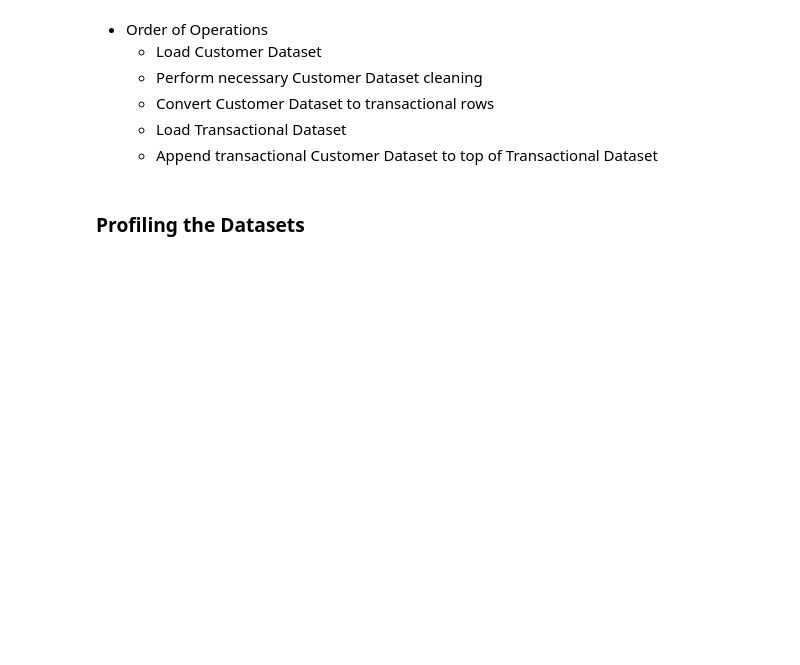
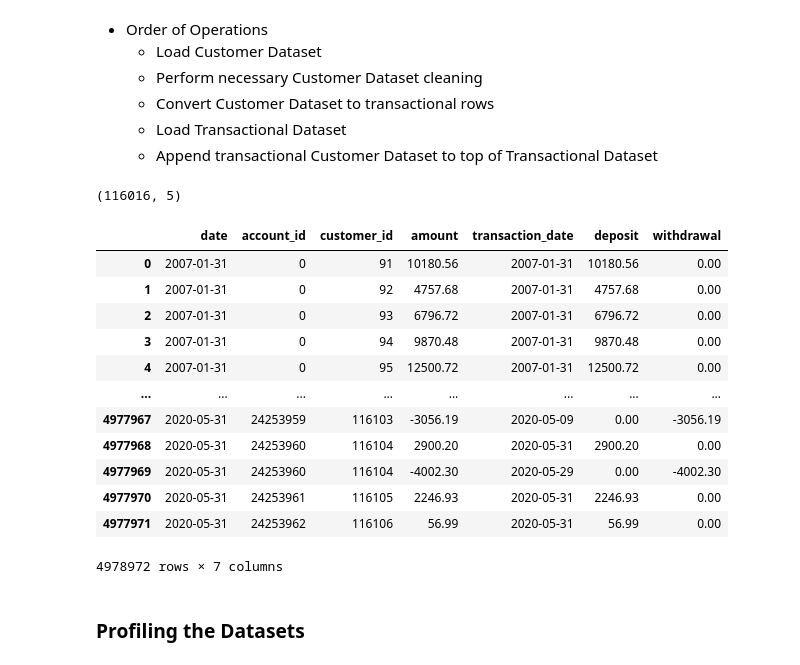
Before and after one commit to gegaddis/bank-churn, a Jupyter notebook: scratch.ipynb, the cells around one changed output. Saved outputs shown, nothing was run; the diff lists cells and outputs as text; code cells hidden in the pictures; blank space fills up the shorter version.

```diff
--- a/scratch.ipynb
+++ b/scratch.ipynb
@@ -19,23 +19,41 @@ import copy
 # %%
 # Load customer dataset
 c_df_original = pd.read_csv(r"C:\bank-churn-data\customers_tm1_e.csv")
 c_df = c_df_original[:1000]
 c_array = c_df.to_numpy()
 
 # Convert customer data to transactional rows
 c_to_t = pd.DataFrame()
 c_to_t['date'] = c_df['creation_date']
 c_to_t['account_id'] = 0
 c_to_t['customer_id'] = c_df['customer_id']
 c_to_t['amount'] = c_df['start_balance']
 c_to_t['transaction_date'] = c_df['creation_date']
-c_to_t['deposit'] = c_df['start_balance']
+c_to_t['deposit'] = c_df['start_balance'].apply(lambda x: 0 if pd.isna(x) else x)
 c_to_t['withdrawal'] = 0
+print(c_df_original.shape)
 
 # Load transactional dataset
 t_df_original = pd.read_csv(r"C:\bank-churn-data\transactions_tm1_e.csv")
+t_df_original = pd.concat([c_to_t, t_df_original])
 t_df = t_df_original.iloc[:1000]
 t_array = t_df.to_numpy()
+display(t_df_original)
+# %% [output]
+(116016, 5)
+|  | date | account_id | customer_id | amount | transaction_date | deposit | withdrawal |
+| 0 | 2007-01-31 | 0 | 91 | 10180.56 | 2007-01-31 | 10180.56 | 0.00 |
+| 1 | 2007-01-31 | 0 | 92 | 4757.68 | 2007-01-31 | 4757.68 | 0.00 |
+| 2 | 2007-01-31 | 0 | 93 | 6796.72 | 2007-01-31 | 6796.72 | 0.00 |
+| 3 | 2007-01-31 | 0 | 94 | 9870.48 | 2007-01-31 | 9870.48 | 0.00 |
+| 4 | 2007-01-31 | 0 | 95 | 12500.72 | 2007-01-31 | 12500.72 | 0.00 |
+| ... | ... | ... | ... | ... | ... | ... | ... |
+| 4977967 | 2020-05-31 | 24253959 | 116103 | -3056.19 | 2020-05-09 | 0.00 | -3056.19 |
+| 4977968 | 2020-05-31 | 24253960 | 116104 | 2900.20 | 2020-05-31 | 2900.20 | 0.00 |
+| 4977969 | 2020-05-31 | 24253960 | 116104 | -4002.30 | 2020-05-29 | 0.00 | -4002.30 |
+| 4977970 | 2020-05-31 | 24253961 | 116105 | 2246.93 | 2020-05-31 | 2246.93 | 0.00 |
+| 4977971 | 2020-05-31 | 24253962 | 116106 | 56.99 | 2020-05-31 | 56.99 | 0.00 |
+4978972 rows × 7 columns
 # %% [markdown]
 ### Profiling the Datasets
 # %%
```
Also changed, not shown: parts of 6 cells of this notebook.
